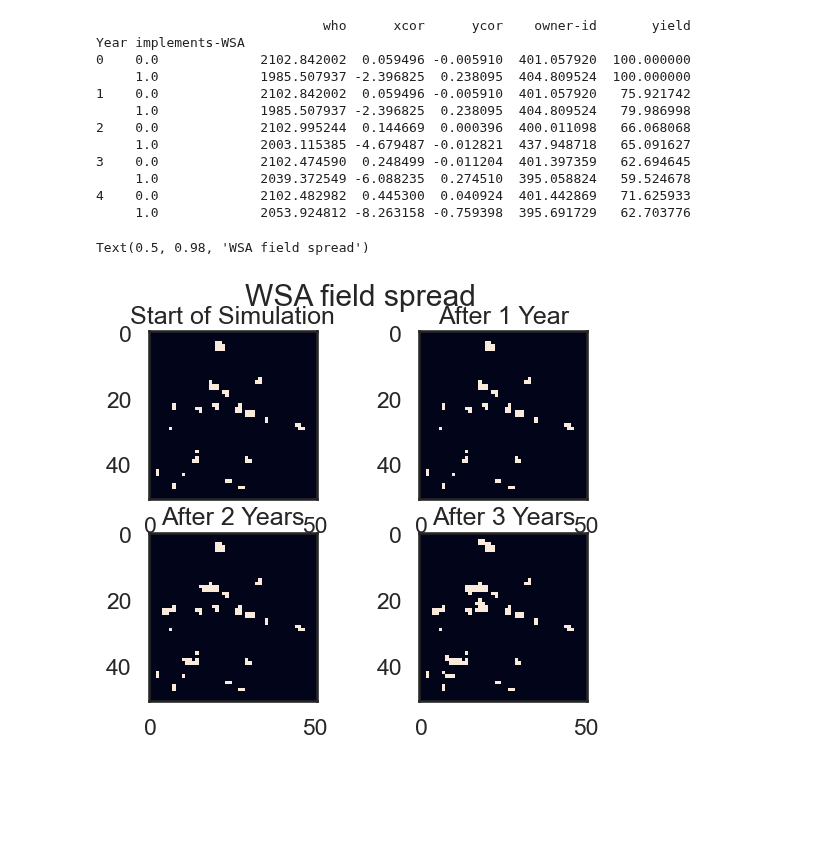
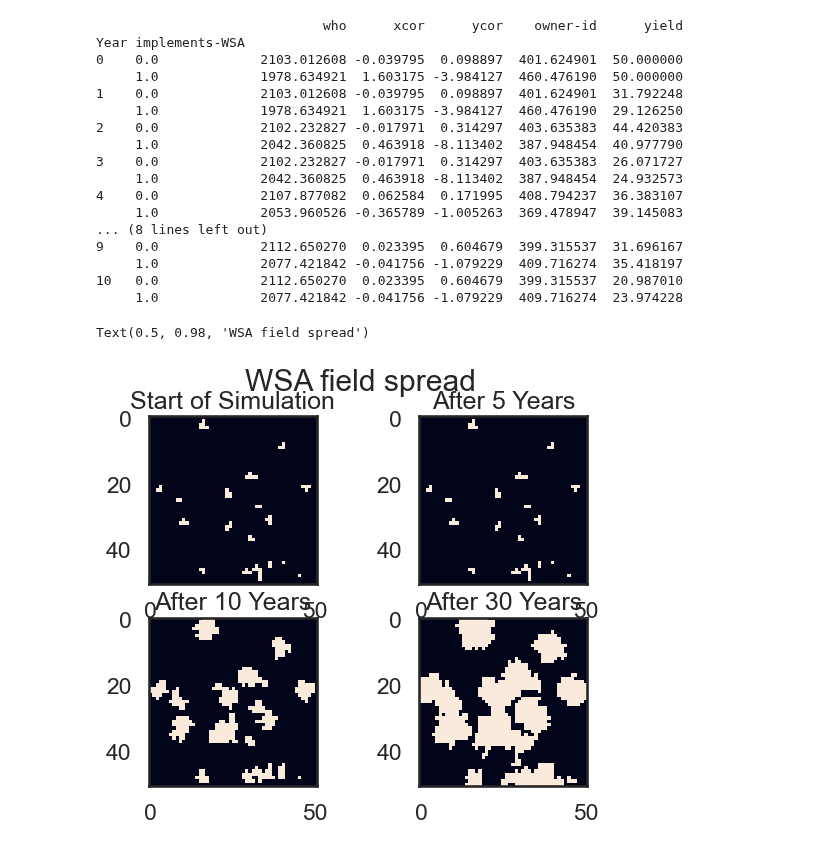
Before and after one commit to WylieMabel/TreesAndThat, a Jupyter notebook: LandLab_experiments/netlogoDriver.ipynb, the cells around one changed output. Saved outputs shown, nothing was run; the diff lists cells and outputs as text; code cells hidden in the pictures; blank space fills up the shorter version.

```diff
--- a/LandLab_experiments/netlogoDriver.ipynb
+++ b/LandLab_experiments/netlogoDriver.ipynb
@@ -75,11 +75,9 @@ def convertWSAToNPArray(data):
 # %%
 def convertHydrologyToDF(hydrologyArray, data):
     # method converts the hydrology model output into a pandas dataframer
-    hydrologyDataTemp = np.reshape(hydrologyArray, (51,51))
-    flattenedArray = hydrologyDataTemp.flatten()
     # 2 is the placeholder to multiply the biomass to get yield
     hydrologyData = data.copy()
-    hydrologyData["yield"] = flattenedArray
+    hydrologyData["yield"] = hydrologyArray.reshape((2601,1))
     return hydrologyData
 # %%
 def fullModelRun(leadFarmers, desperation, jealousy, grace, fileSuffix, input_csv_path, no_of_years):
@@ -103,23 +101,32 @@ def fullModelRun(leadFarmers, desperation, jealousy, grace, fileSuffix, input_cs
 
     for year in range(0, no_of_years):
         print("year:", year)
-        # gets 3 lists of length 365 for the year of the simulation
-        avg_yr, maxi_yr, mini_yr = avg[year], maxi[year], mini[year]
 
         # converts the usingWSA bool for each field into an NP array
         WSA_array = convertWSAToNPArray(returnedData)
         WSA_records.append([WSA_array])
-        plt.imshow(WSA_array)
         print("converted to NP array")
 
         biomass_harvest, SM_canic_end = Ecohyd_model.stepper(WSA_array, avg[year], maxi[year], mini[year])
         #hydrologyOutput = hydrologyModelYear(WSA_array)
 
+        print(biomass_harvest)
 
+        fig, ax = plt.subplots(1, 2)
+        title_string = "Year" + str(year)
+        fig.suptitle(title_string)
+        ax[0].imshow(np.reshape(biomass_harvest,(51,51)))
+        ax[0].set_title("Yield")
+        ax[1].imshow(WSA_array)
+        ax[1].set_title("WSA decisions")
+
+        returnedData.sort_values(by=['ycor', 'xcor'], ascending=[False, True], inplace=True)
+        print(returnedData)
         # converts the updated yields to the dataframe
         hydrologyData = convertHydrologyToDF(biomass_harvest,returnedData)
         print("Converted output to df")
 
+        print(hydrologyData)
         # writes this new yield information to the netlogo implementation
         netlogo.write_NetLogo_attriblist(hydrologyData, "field")
         print("wrote to netlogo")
@@ -139,7 +146,7 @@ def fullModelRun(leadFarmers, desperation, jealousy, grace, fileSuffix, input_cs
         # adds this years results to the dataframe
         baseFieldData = pd.concat([baseFieldData, dataToRecord], ignore_index=True)
 
-    return baseFieldData, WSA_records
+    return baseFieldData, WSA_records, biomass_harvest
 
 
 
@@ -150,7 +157,7 @@ def hydrologyModelYear(input):
     return 100 * np.ones((51,51))
 
 # haven't got setup with globals actually working yet, manually change in the NetLogo Code
-baseFieldData, WSA_records = fullModelRun(20, 50, 50, 3, 2, "new_temp_data.csv", 4)
+baseFieldData, WSA_records, biomass_harvest = fullModelRun(20, 50, 50, 3, 2, "new_temp_data.csv", 10)
 # %% [output]
 year: 0
 converted to NP array
@@ -179,32 +224,37 @@ Index: []
 # %%
 print(baseFieldData.groupby(["Year", "implements-WSA"]).mean())
 # %% [output]
-                             who      xcor      ycor    owner-id       yield
+                             who      xcor      ycor    owner-id      yield
 Year implements-WSA
-0    0.0             2102.842002  0.059496 -0.005910  401.057920  100.000000
-     1.0             1985.507937 -2.396825  0.238095  404.809524  100.000000
-1    0.0             2102.842002  0.059496 -0.005910  401.057920   75.921742
-     1.0             1985.507937 -2.396825  0.238095  404.809524   79.986998
-2    0.0             2102.995244  0.144669  0.000396  400.011098   66.068068
-     1.0             2003.115385 -4.679487 -0.012821  437.948718   65.091627
-3    0.0             2102.474590  0.248499 -0.011204  401.397359   62.694645
-     1.0             2039.372549 -6.088235  0.274510  395.058824   59.524678
-4    0.0             2102.482982  0.445300  0.040924  401.442869   71.625933
-     1.0             2053.924812 -8.263158 -0.759398  395.691729   62.703776
+0    0.0             2103.012608 -0.039795  0.098897  401.624901  50.000000
+     1.0             1978.634921  1.603175 -3.984127  460.476190  50.000000
+1    0.0             2103.012608 -0.039795  0.098897  401.624901  31.792248
+     1.0             1978.634921  1.603175 -3.984127  460.476190  29.126250
+2    0.0             2102.232827 -0.017971  0.314297  403.635383  44.420383
+     1.0             2042.360825  0.463918 -8.113402  387.948454  40.977790
+3    0.0             2102.232827 -0.017971  0.314297  403.635383  26.071727
+     1.0             2042.360825  0.463918 -8.113402  387.948454  24.932573
+4    0.0             2107.877082  0.062584  0.171995  408.794237  36.383107
+     1.0             2053.960526 -0.365789 -1.005263  369.478947  39.145083
+... (8 lines left out)
+9    0.0             2112.650270  0.023395  0.604679  399.315537  31.696167
+     1.0             2077.421842 -0.041756 -1.079229  409.716274  35.418197
+10   0.0             2112.650270  0.023395  0.604679  399.315537  20.987010
+     1.0             2077.421842 -0.041756 -1.079229  409.716274  23.974228
 # %%
 fig, ax = plt.subplots(2, 2)
 ax[0][0].imshow(WSA_records[0][0])
 ax[0][0].set_title("Start of Simulation")
 ax[0][1].imshow(WSA_records[1][0])
-ax[0][1].set_title("After 1 Year")
-ax[1][0].imshow(WSA_records[2][0])
-ax[1][0].set_title("After 2 Years")
-ax[1][1].imshow(WSA_records[3][0])
-ax[1][1].set_title("After 3 Years")
+ax[0][1].set_title("After 5 Years")
+ax[1][0].imshow(WSA_records[4][0])
+ax[1][0].set_title("After 10 Years")
+ax[1][1].imshow(WSA_records[9][0])
+ax[1][1].set_title("After 30 Years")
 plt.suptitle("WSA field spread")
 # %% [output]
 Text(0.5, 0.98, 'WSA field spread')
-[figure, old version]
+[figure, new version]
 # %%
 avgyielddata = baseFieldData.groupby(["Year", "owner-id"]).mean().reset_index().groupby(["Year","implements-WSA"]).mean().reset_index()
 
```
Also changed, not shown: parts of 7 cells of this notebook, 3 other files.
